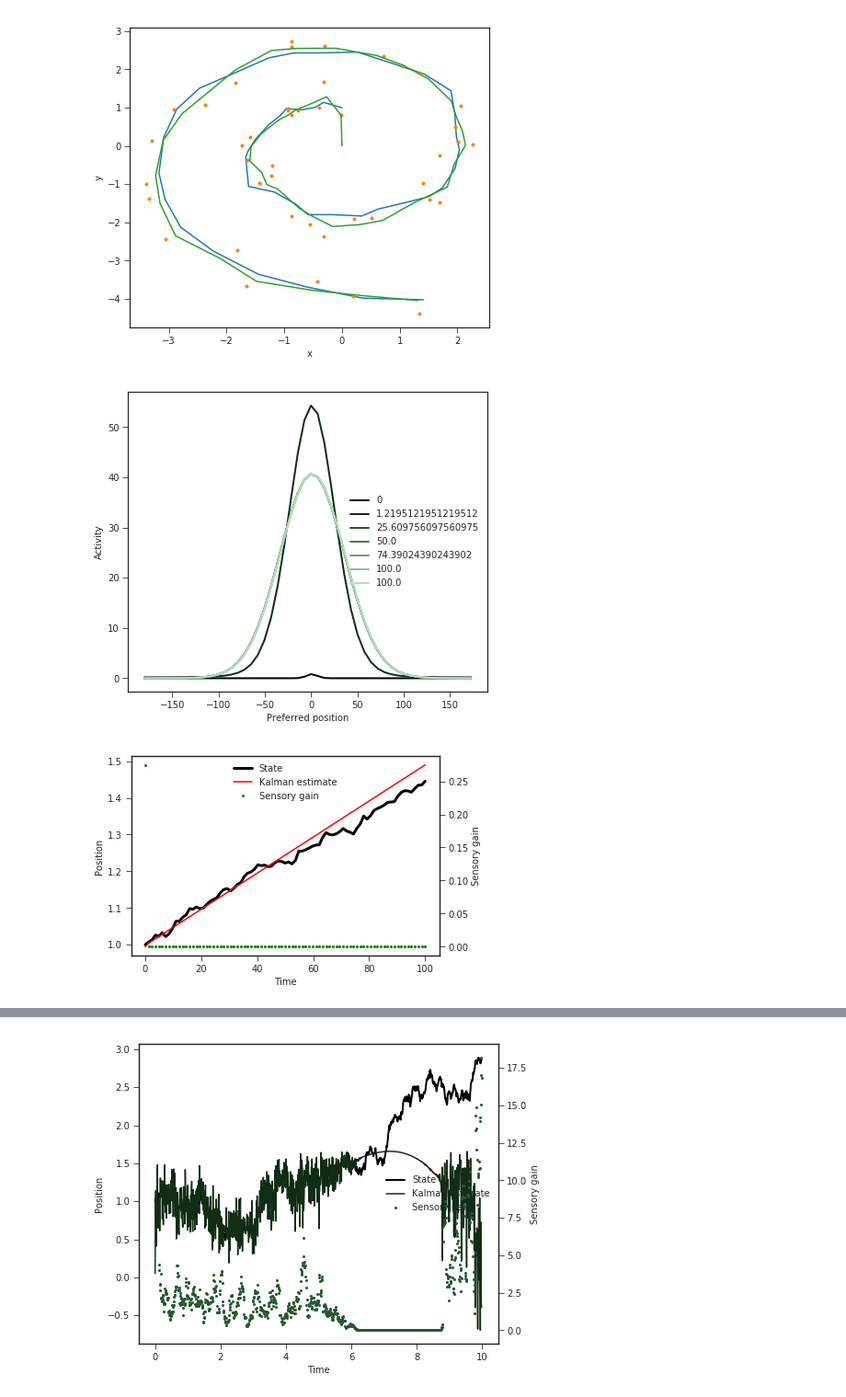
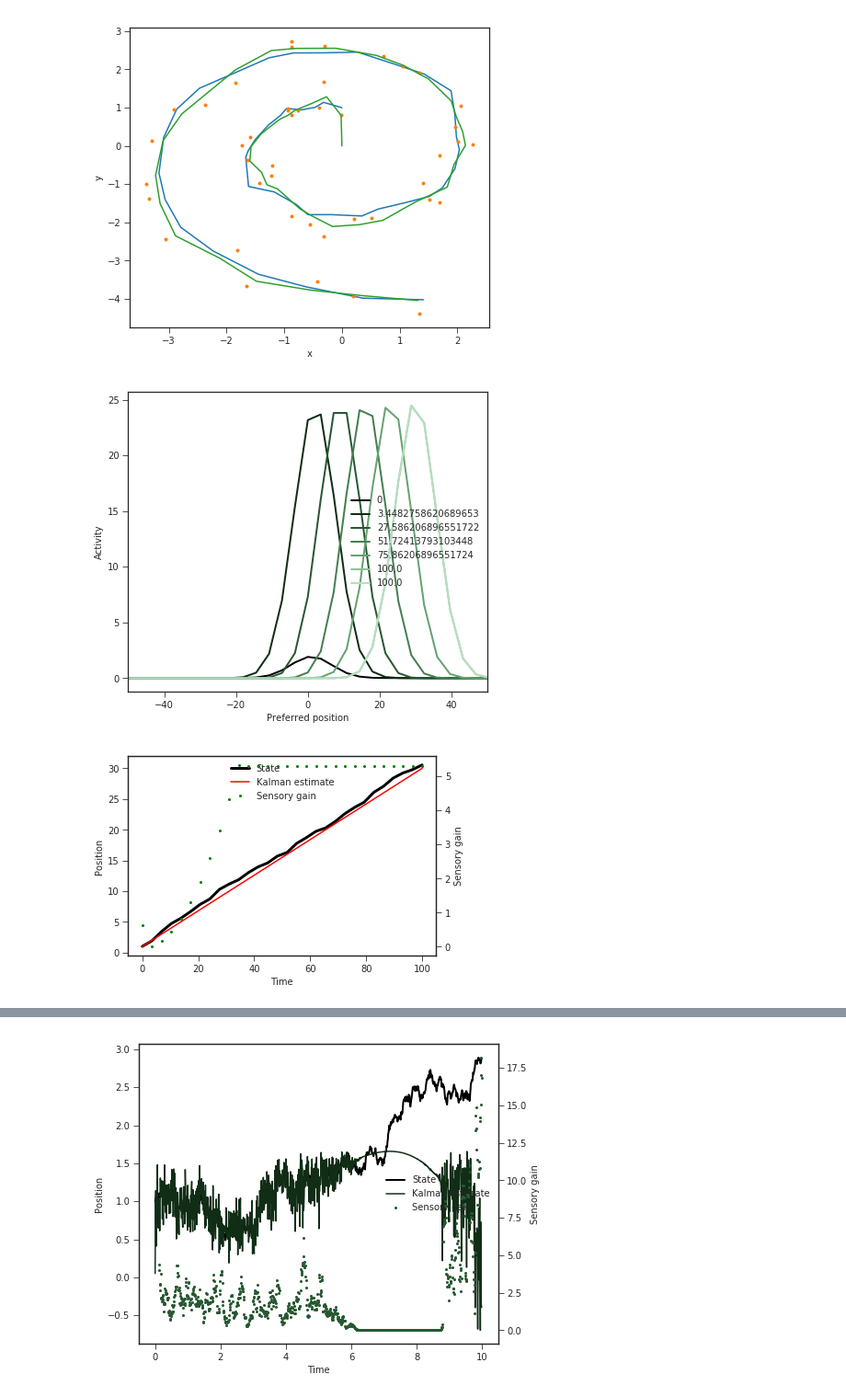
Before and after one commit to mlprt/neurkal, a Jupyter notebook: 1d_tracking.ipynb, the cells around one changed output, grey strips where cells are left out. Shown at 92% size. Cells and saved outputs as stored; diff of their text form; code cells hidden in the pictures.

```diff
--- a/1d_tracking.ipynb
+++ b/1d_tracking.ipynb
@@ -301,18 +301,22 @@ plt.show()
 # %%
 # dynamical parameters
 M = [[1]]  # internal model dynamics
-B = [[0.006]]   # constant "motor" dynamics
-Z = [[0.00005]]  # motor noise variance
+B = [[1]]   # constant "motor" dynamics
+Z = [[0.1]]  # motor noise variance
 c = np.array([[1]])
 # %%
 # simulation parameters
-p = 50  # units in input networks
+p = 100  # units in input networks
 th_r = [-180, 180]
-d_th = [1, 1.5]
-steps = int(np.diff(d_th) / B[0][0])  # number of timesteps
-#steps = 50
+d_th = [1, 10]
+#steps = int(np.diff(d_th) / B[0][0])  # number of timesteps
+steps = 30
 t_f = 100
 ts = np.linspace(0, t_f, steps)
+# %%
+K_w = 100
+mu = 0.001
+eta = 0.01
 # %%
 def input_act(x, x_i):
     return 3 * (np.exp(100 * (np.cos(np.deg2rad(x - x_i)) - 1)) + 0.01)
@@ -326,7 +330,8 @@ sensory_input = neurkal.PopCode(p, space=th_r, act_func=input_act,
                                 dist=np.random.poisson)
 # motor_input = popcode.PopCode(p, act_func=input_act, dist=lambda x: x)
 kalman_network = neurkal.KalmanBasisNetwork(sensory_inputs=[sensory_input], sigma=[1],
-                                            motor_inputs=[], M=M, B=-np.array(B))
+                                            motor_inputs=[], M=M, B=-np.array(B),
+                                            mu=mu, eta=eta, K_w=K_w)
 
 inputs = []
 activities = []
@@ -356,33 +361,33 @@ palette = set_palette()
 fig, ax1 = plt.subplots(figsize=(7, 6))
 ax1.set_xlabel("Preferred position")
 ax1.set_ylabel("Activity")
 plots = 5
 ps = []
 ps.append(ax1.plot(prefs, activities[0], '-', color=next(palette), lw=2, label="0")[0])
 for i in np.linspace(1, len(ts) - 1, plots).tolist():
     ps.append(ax1.plot(prefs, activities[int(i)], '-', color=next(palette), lw=2,
                        label=str(ts[int(i)]))[0])
 ps.append(ax1.plot(prefs, activities[-1], '-', color=next(palette), lw=2, label=str(ts[-1]))[0])
-
+ax1.set_xlim([-50, 50])
 labels = [p.get_label() for p in ps]
 ax1.legend(ps, labels, loc=7)
 plt.show()
 
 # plot of estimates and sensory gains over time
 palette = set_palette()
 fig, ax1 = plt.subplots()#figsize=(7, 6))
 ax1.set_xlabel("Time")
 ax1.set_ylabel("Position")
 p1, = ax1.plot(ts, states, '-', color='k', label="State", lw=3)
 p2, = ax1.plot(ts, estimates, '-', color='r', label="Kalman estimate", markerfacecolor='none', ms=8)
 ax2 = ax1.twinx()
 ax2.set_ylabel("Sensory gain")
 p3, = ax2.plot(ts, gains, '.', color='g', label="Sensory gain", ms=4)
 
 ps = [p1, p2, p3]
 labels = [p.get_label() for p in ps]
 ax1.legend(ps, labels, loc=9)
 plt.show()
 # %% [output]
-[figure, old version]
+[figure, new version]
-[figure, old version]
+[figure, new version]
```
Also changed, not shown: parts of 4 cells of this notebook, 2 other files.
